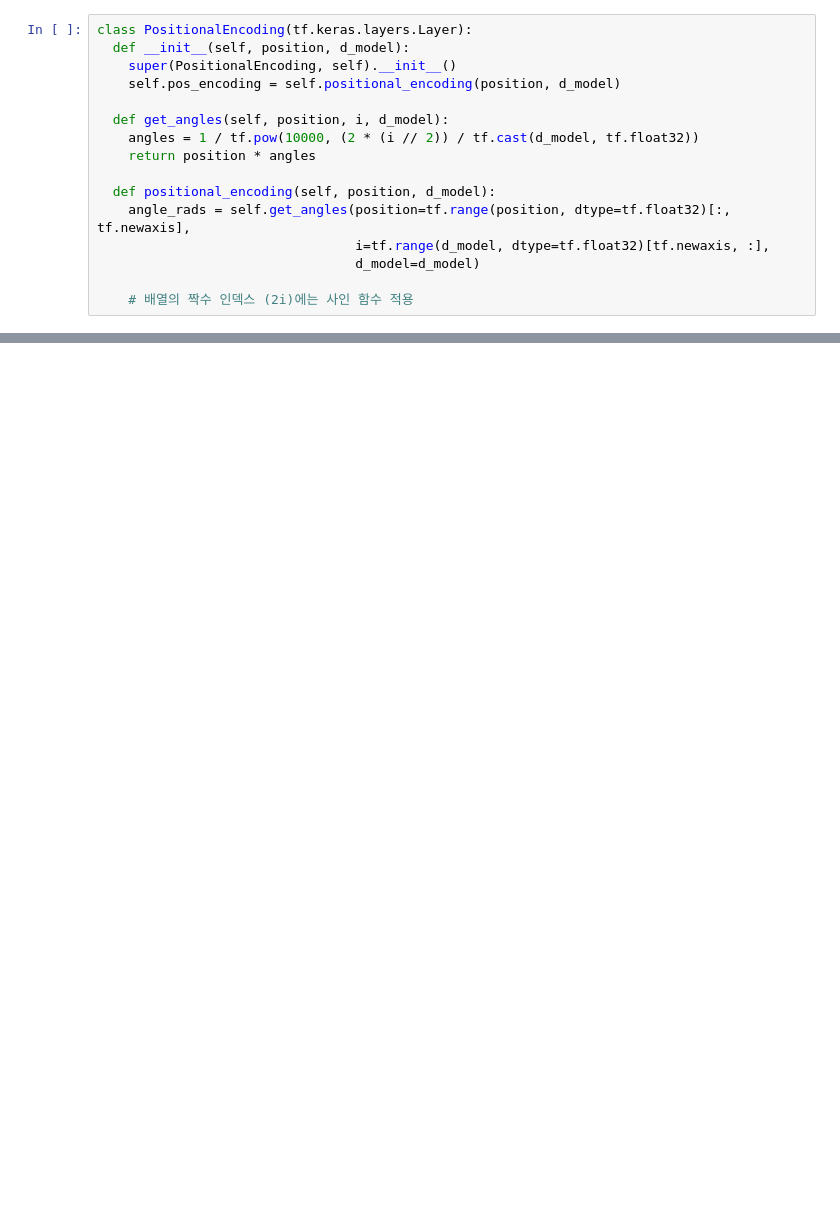
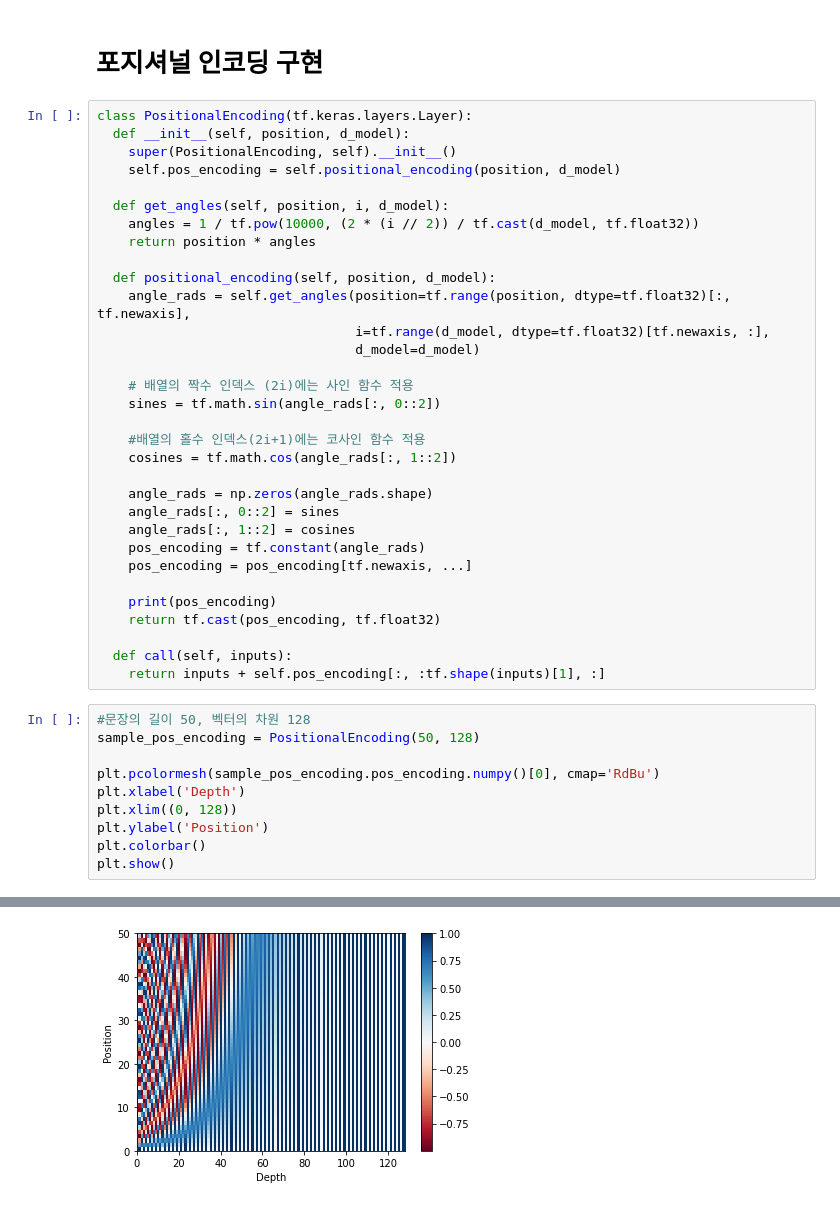
Before and after one commit to cateto/python4NLP, a Jupyter notebook: transformer/Transformer_tensorflow로_구현.ipynb, the cells around one changed output, grey strips where cells are left out. Cells and saved outputs as stored; diff of their text form; blank space fills up the shorter version.

```diff
--- a/transformer/Transformer_tensorflow로_구현.ipynb
+++ b/transformer/Transformer_tensorflow로_구현.ipynb
@@ -5,3 +8,5 @@ import tensorflow as tf
+# %% [markdown]
+# 포지셔널 인코딩 구현
 # %%
 class PositionalEncoding(tf.keras.layers.Layer):
   def __init__(self, position, d_model):
@@ -18,3 +23,30 @@ class PositionalEncoding(tf.keras.layers.Layer):
                                  d_model=d_model)
 
     # 배열의 짝수 인덱스 (2i)에는 사인 함수 적용
+    sines = tf.math.sin(angle_rads[:, 0::2])
+
+    #배열의 홀수 인덱스(2i+1)에는 코사인 함수 적용
+    cosines = tf.math.cos(angle_rads[:, 1::2])
+
+    angle_rads = np.zeros(angle_rads.shape)
+    angle_rads[:, 0::2] = sines
+    angle_rads[:, 1::2] = cosines
+    pos_encoding = tf.constant(angle_rads)
+    pos_encoding = pos_encoding[tf.newaxis, ...]
+
+    print(pos_encoding)
+    return tf.cast(pos_encoding, tf.float32)
+
+  def call(self, inputs):
+    return inputs + self.pos_encoding[:, :tf.shape(inputs)[1], :]
+# %%
+#문장의 길이 50, 벡터의 차원 128
+sample_pos_encoding = PositionalEncoding(50, 128)
+
+plt.pcolormesh(sample_pos_encoding.pos_encoding.numpy()[0], cmap='RdBu')
+plt.xlabel('Depth')
+plt.xlim((0, 128))
+plt.ylabel('Position')
+plt.colorbar()
+plt.show()
+# %% [output]
@@ -20,0 +67 @@ class PositionalEncoding(tf.keras.layers.Layer):
+[figure, added]
```
Also changed, not shown: parts of 27 cells of this notebook.
